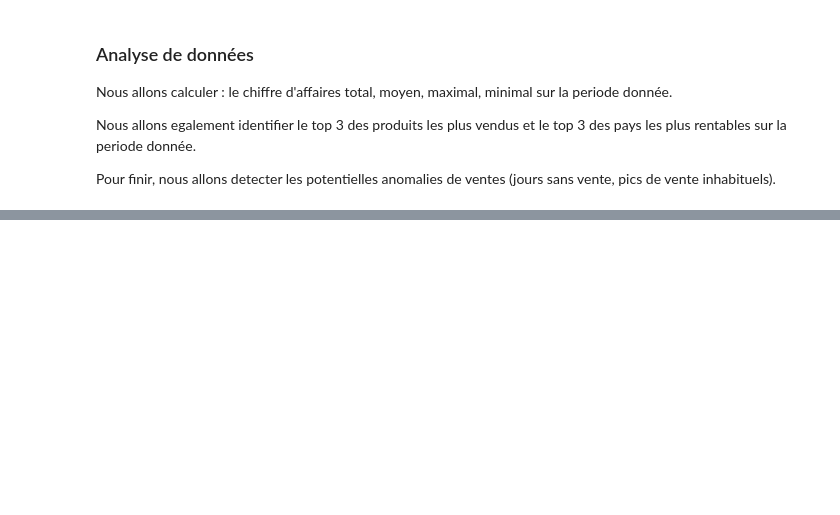
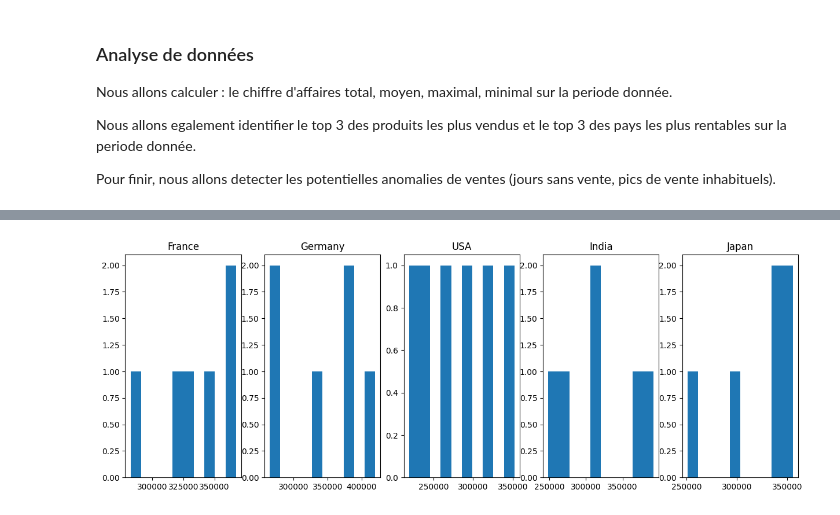
Before and after one commit to mael-grn/POLYTECH-python-projet, a Jupyter notebook: projet_mael_garnier.ipynb, the cells around one changed output, grey strips where cells are left out. Saved outputs shown, nothing was run; the diff lists cells and outputs as text; code cells hidden in the pictures; blank space fills up the shorter version.

```diff
--- a/projet_mael_garnier.ipynb
+++ b/projet_mael_garnier.ipynb
@@ -233,0 +328,23 @@ Top 3 des pays les plus rentables :  [{'Country': 'Japan', 'CA': 10344906}, {'Co
+# %%
+# On rappel les differents pays
+countries = ['France', 'Germany', 'USA', 'India', 'Japan']
+
+# Le graphique principal
+fig, ax = plt.subplots(1, len(countries), figsize=(15, 5))
+
+# On rajoute un sous graphique par pays
+for i, country in enumerate(countries):
+
+    # On filtre pour avoir que le pays
+    dataframe_country = dataframe[dataframe['Country'] == country]
+
+    # On regroupe par mois
+    data_frame_country_per_month = dataframe_country.copy()
+    data_frame_country_per_month['Date'] = data_frame_country_per_month['Date'].dt.to_period('M')
+    data_frame_country_total_per_month = data_frame_country_per_month.groupby('Date')['Total'].sum()
+
+    # On trace l'histogramme
+    ax[i].hist(data_frame_country_total_per_month.values)
+    ax[i].set_title(country)
+# %% [output]
+[figure, added]
```
Also changed, not shown: parts of 8 cells of this notebook, 1 other file.
